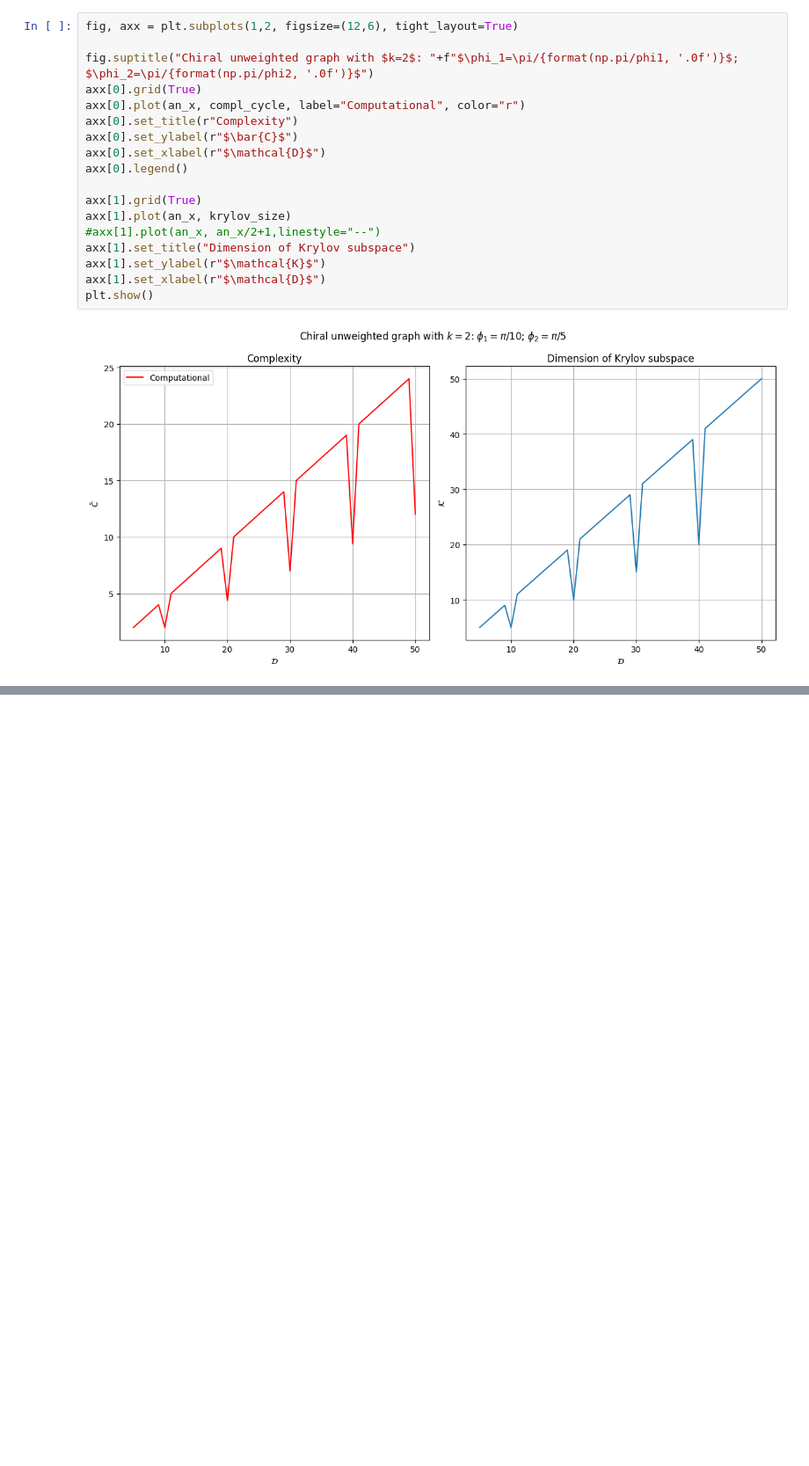
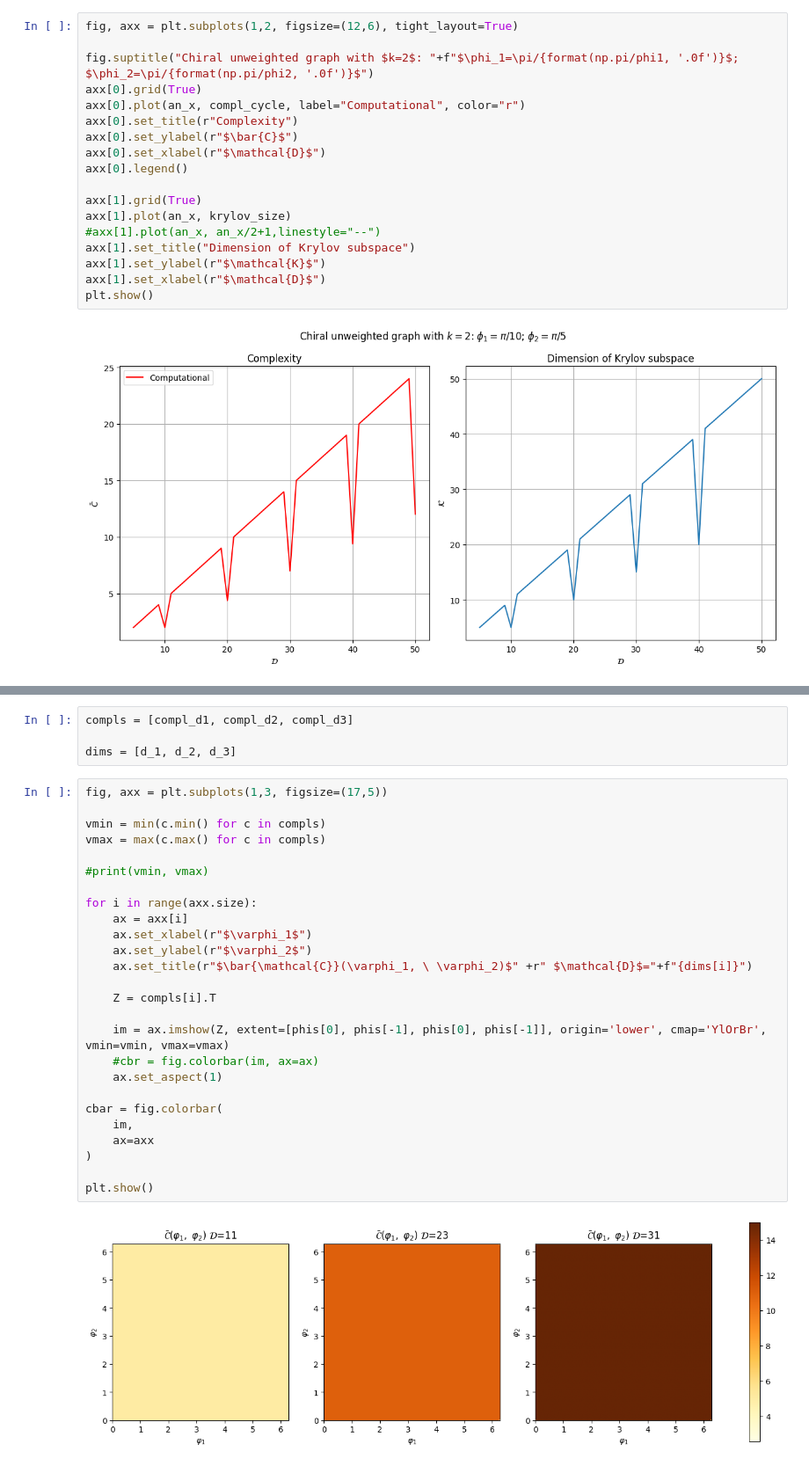
Before and after one commit to erricottaro/Krylov_complexity_on_circulant_graphs, a Jupyter notebook: circulant.ipynb, the cells around one changed output, grey strips where cells are left out. Shown at 88% size. Drawn from its saved outputs; the diff is of its cells as text; blank space fills up the shorter version.

```diff
--- a/circulant.ipynb
+++ b/circulant.ipynb
@@ -347,0 +434,32 @@ plt.show()
+# %%
+compls = [compl_d1, compl_d2, compl_d3]
+
+dims = [d_1, d_2, d_3]
+# %%
+fig, axx = plt.subplots(1,3, figsize=(17,5))
+
+vmin = min(c.min() for c in compls)
+vmax = max(c.max() for c in compls)
+
+#print(vmin, vmax)
+
+for i in range(axx.size):
+    ax = axx[i]
+    ax.set_xlabel(r"$\varphi_1$")
+    ax.set_ylabel(r"$\varphi_2$")
+    ax.set_title(r"$\bar{\mathcal{C}}(\varphi_1, \ \varphi_2)$" +r" $\mathcal{D}$="+f"{dims[i]}")
+
+    Z = compls[i].T
+
+    im = ax.imshow(Z, extent=[phis[0], phis[-1], phis[0], phis[-1]], origin='lower', cmap='YlOrBr', vmin=vmin, vmax=vmax)
+    #cbr = fig.colorbar(im, ax=ax)
+    ax.set_aspect(1)
+
+cbar = fig.colorbar(
+    im,
+    ax=axx
+)
+
+plt.show()
+# %% [output]
+[figure, added]
```
Also changed, not shown: parts of 6 cells of this notebook.
